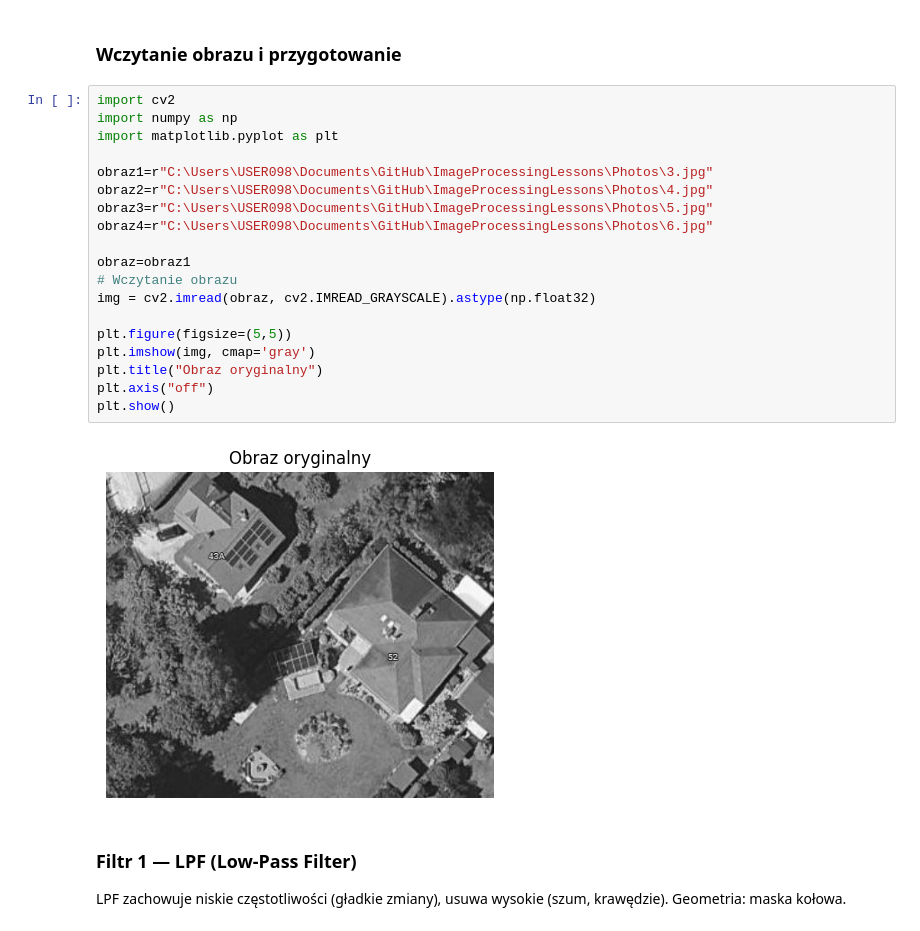
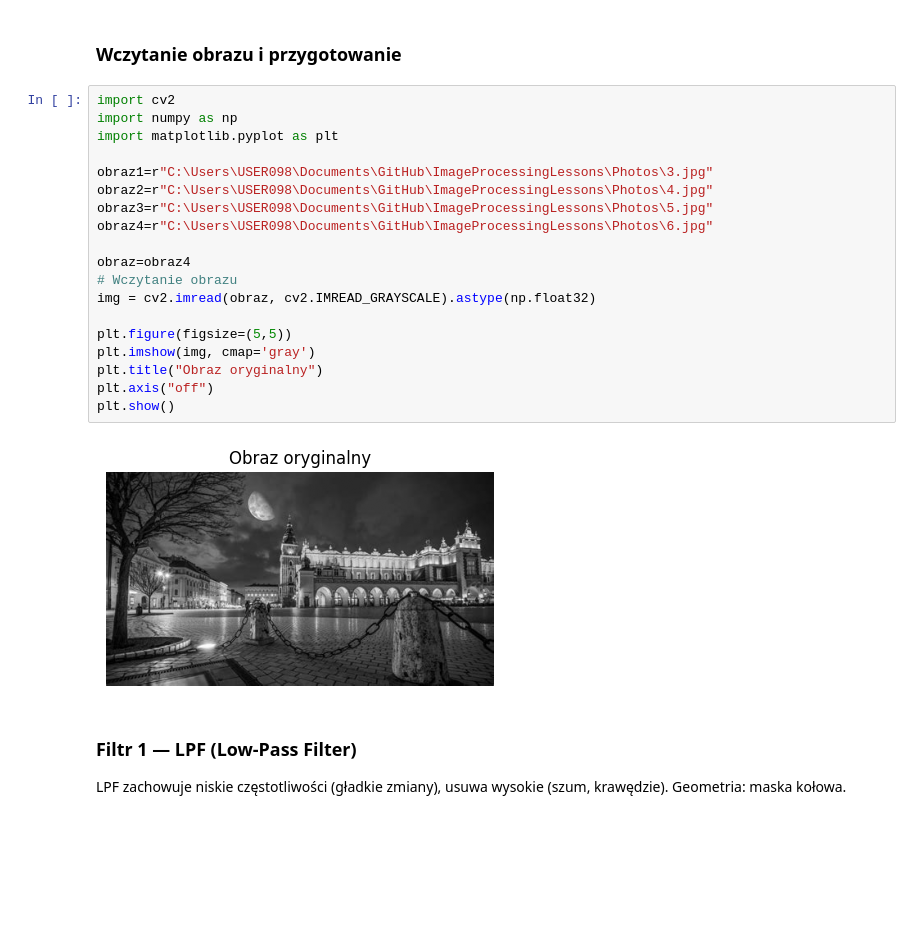
Before and after one commit to hgf700/ImageProcessingLessons, a Jupyter notebook: Lesson7/Lab7_Filtracja obrazów w dziedzinie częstotliwości.ipynb, the cells around one changed output. Cells and saved outputs as stored; diff of their text form; blank space fills up the shorter version.

```diff
--- a/Lesson7/Lab7_Filtracja obrazów w dziedzinie częstotliwości.ipynb
+++ b/Lesson7/Lab7_Filtracja obrazów w dziedzinie częstotliwości.ipynb
@@ -16,24 +16,24 @@ Obraz przestrzenny → widmo częstotliwościowe → filtracja → obraz po odwr
 # %%
 import cv2
 import numpy as np
 import matplotlib.pyplot as plt
 
 obraz1=r"C:\Users\USER098\Documents\GitHub\ImageProcessingLessons\Photos\3.jpg"
 obraz2=r"C:\Users\USER098\Documents\GitHub\ImageProcessingLessons\Photos\4.jpg"
 obraz3=r"C:\Users\USER098\Documents\GitHub\ImageProcessingLessons\Photos\5.jpg"
 obraz4=r"C:\Users\USER098\Documents\GitHub\ImageProcessingLessons\Photos\6.jpg"
 
-obraz=obraz1
+obraz=obraz4
 # Wczytanie obrazu
 img = cv2.imread(obraz, cv2.IMREAD_GRAYSCALE).astype(np.float32)
 
 plt.figure(figsize=(5,5))
 plt.imshow(img, cmap='gray')
 plt.title("Obraz oryginalny")
 plt.axis("off")
 plt.show()
 # %% [output]
-[figure, old version]
+[figure, new version]
 # %% [markdown]
 ### Filtr 1 — LPF (Low-Pass Filter)
 
```
Also changed, not shown: parts of 6 cells of this notebook, 1 other file.
